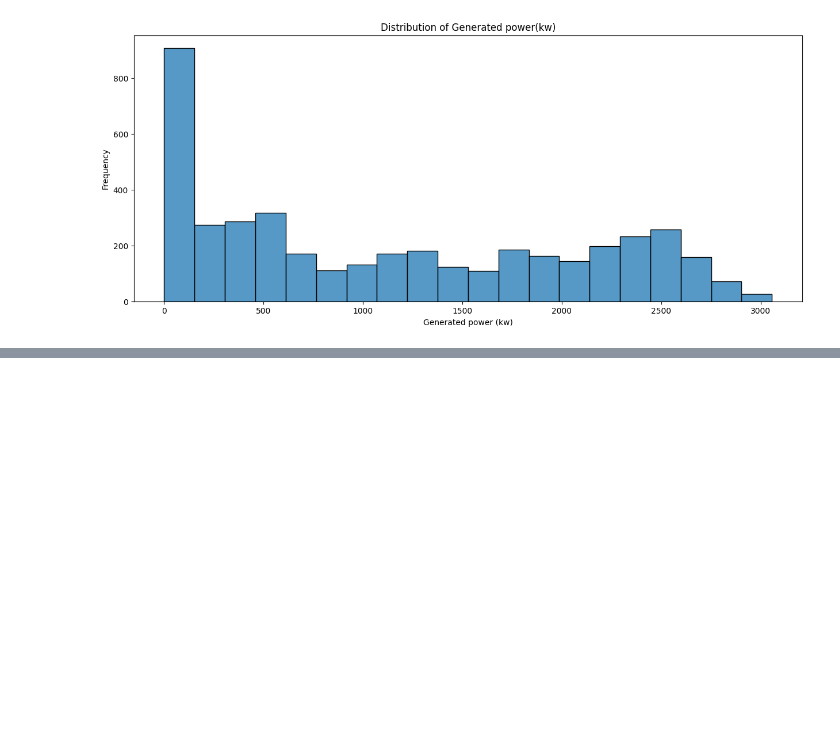
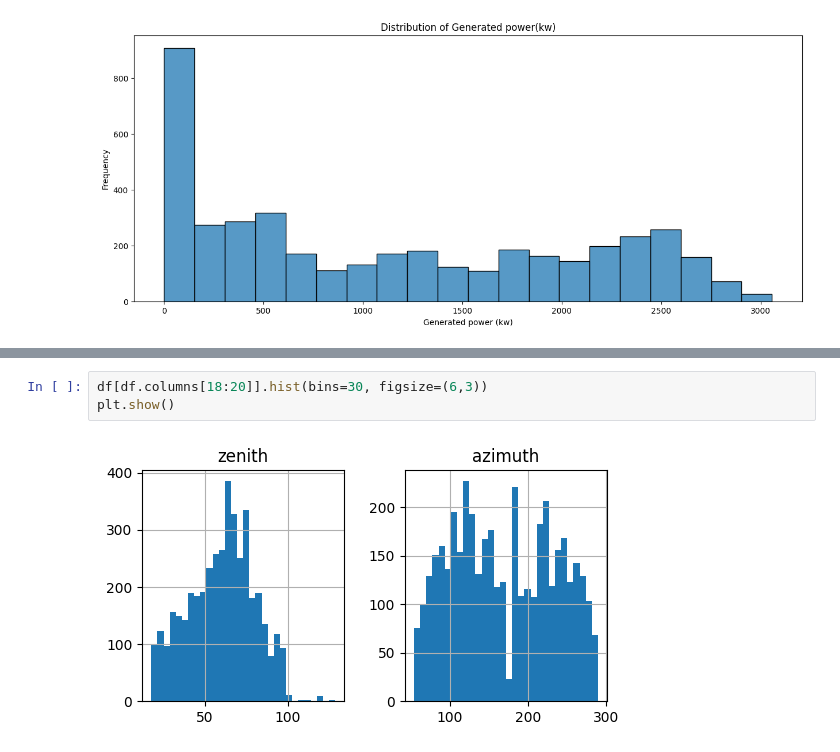
Before and after one commit to Vedamukhi/Week-1, a Jupyter notebook: solarpowerprediction.ipynb, the cells around one changed output, grey strips where cells are left out. Drawn from its saved outputs; the diff is of its cells as text; blank space fills up the shorter version.

```diff
--- a/solarpowerprediction.ipynb
+++ b/solarpowerprediction.ipynb
@@ -179,0 +199,5 @@ plt.show()
+# %%
+df[df.columns[18:20]].hist(bins=30, figsize=(6,3))
+plt.show()
+# %% [output]
+[figure, added]
```
Also changed, not shown: parts of 11 cells of this notebook.
